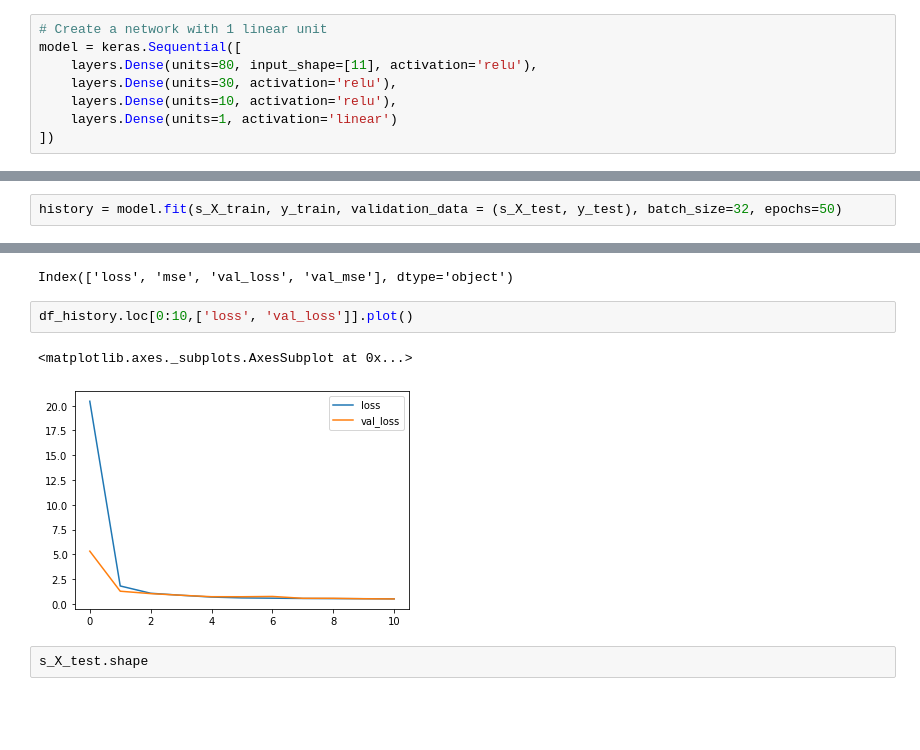
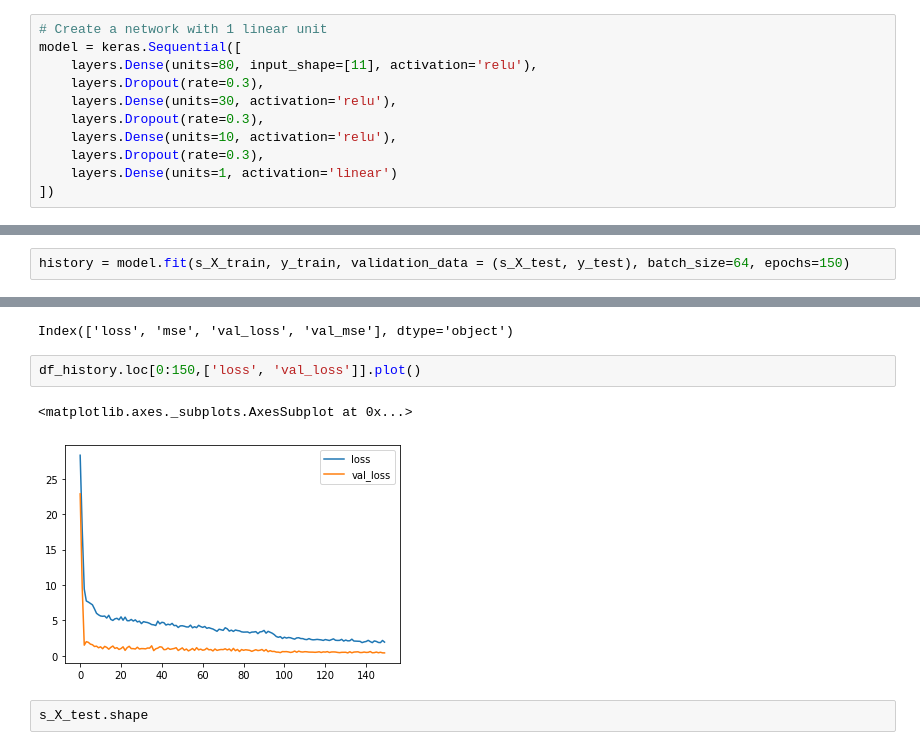
Before and after one commit to JSJeong-me/Machine_Learning, a Jupyter notebook: ML/6_0811-iro-keras-wine.ipynb, the cells around one changed output, grey strips where cells are left out. Saved outputs shown, nothing was run; the diff lists cells and outputs as text; blank space fills up the shorter version.

```diff
--- a/ML/6_0811-iro-keras-wine.ipynb
+++ b/ML/6_0811-iro-keras-wine.ipynb
@@ -180,8 +180,11 @@ df_s_X_train.describe()
 # Create a network with 1 linear unit
 model = keras.Sequential([
     layers.Dense(units=80, input_shape=[11], activation='relu'),
+    layers.Dropout(rate=0.3),
     layers.Dense(units=30, activation='relu'),
+    layers.Dropout(rate=0.3),
     layers.Dense(units=10, activation='relu'),
+    layers.Dropout(rate=0.3),
     layers.Dense(units=1, activation='linear')
 ])
 # %%
@@ -207,5 +210,5 @@ Trainable params: 3,711
 Non-trainable params: 0
 _________________________________________________________________
 # %%
-history = model.fit(s_X_train, y_train, validation_data = (s_X_test, y_test), batch_size=32, epochs=50)
+history = model.fit(s_X_train, y_train, validation_data = (s_X_test, y_test), batch_size=64, epochs=150)
 # %% [output]
@@ -239,10 +242,10 @@ df_history.columns
 # %% [output]
 Index(['loss', 'mse', 'val_loss', 'val_mse'], dtype='object')
 # %%
-df_history.loc[0:10,['loss', 'val_loss']].plot()
+df_history.loc[0:150,['loss', 'val_loss']].plot()
 # %% [output]
 <matplotlib.axes._subplots.AxesSubplot at 0x...>
-[figure, old version]
+[figure, new version]
 # %%
 s_X_test.shape
 # %% [output]
```
Also changed, not shown: parts of 4 cells of this notebook.
